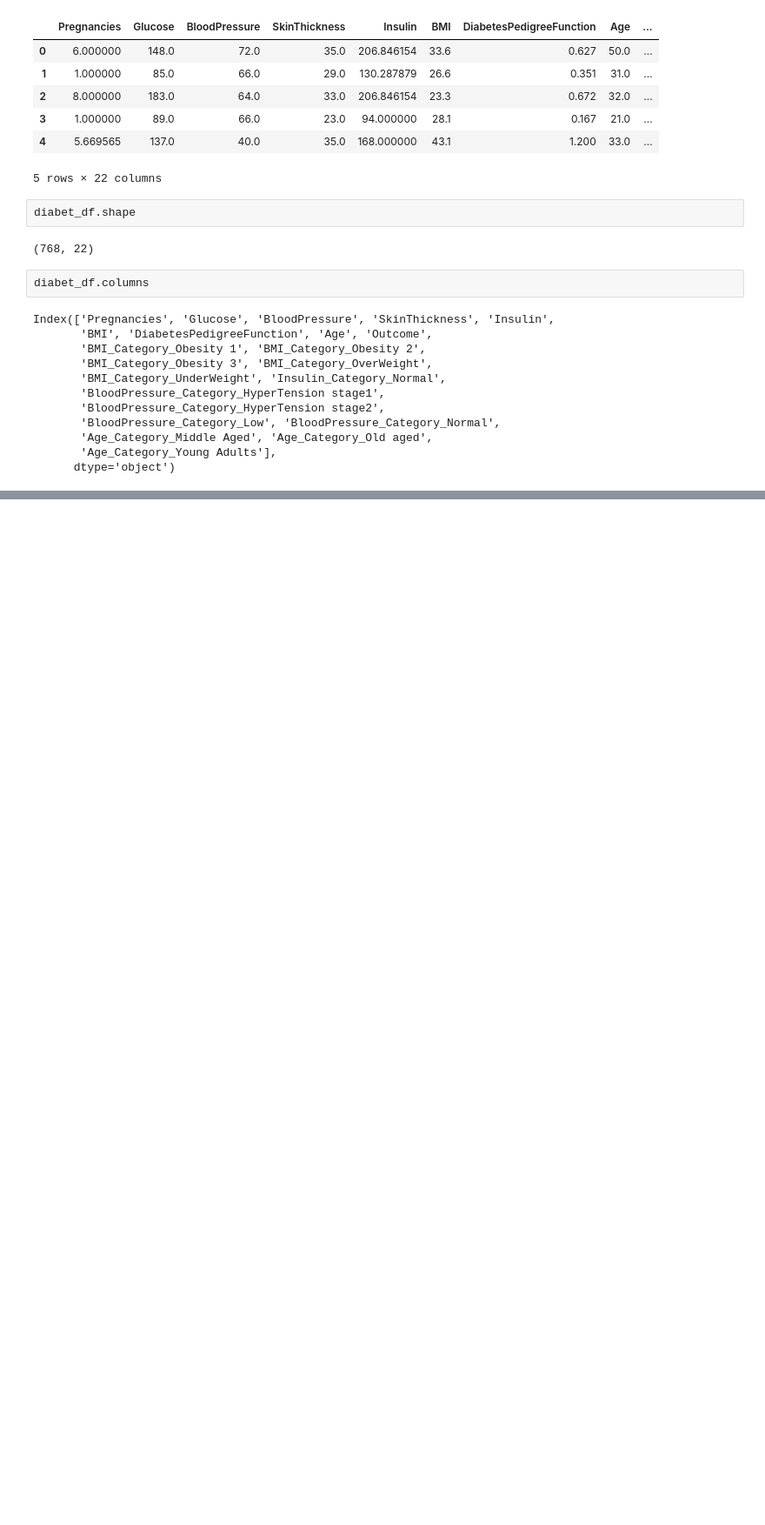
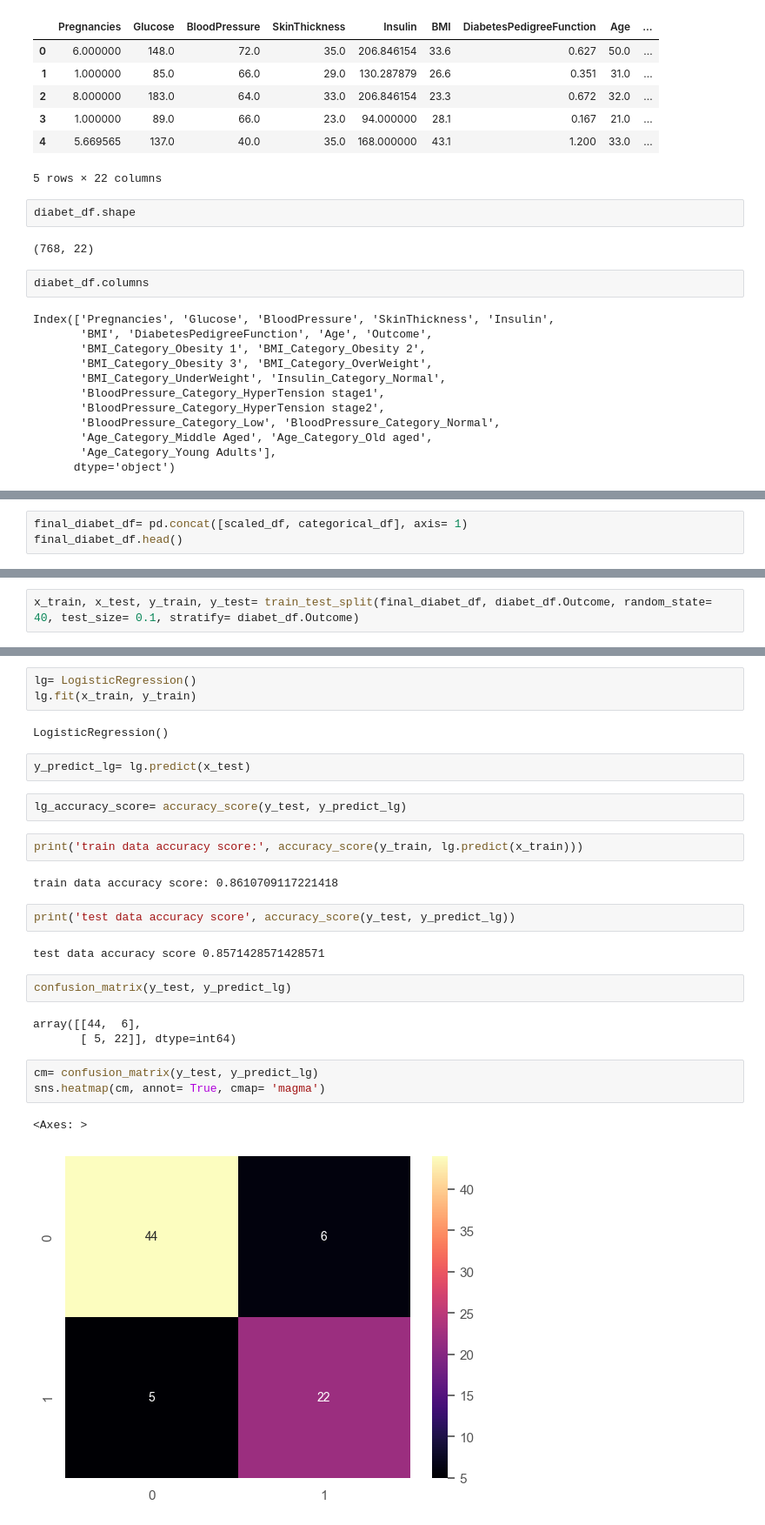
Before and after one commit to keerthi932/Data_Science_Projects, a Jupyter notebook: Diabetes/advanced_method.ipynb, the cells around one changed output, grey strips where cells are left out. Shown at 87% size. Saved outputs shown, nothing was run; the diff lists cells and outputs as text; blank space fills up the shorter version.

```diff
--- a/Diabetes/advanced_method.ipynb
+++ b/Diabetes/advanced_method.ipynb
@@ -589,0 +612,3 @@ Index(['Pregnancies', 'Glucose', 'BloodPressure', 'SkinThickness', 'Insulin',
+# %%
+final_diabet_df= pd.concat([scaled_df, categorical_df], axis= 1)
+final_diabet_df.head()
@@ -589,0 +625,2 @@ Index(['Pregnancies', 'Glucose', 'BloodPressure', 'SkinThickness', 'Insulin',
+# %%
+x_train, x_test, y_train, y_test= train_test_split(final_diabet_df, diabet_df.Outcome, random_state= 40, test_size= 0.1, stratify= diabet_df.Outcome)
@@ -589,0 +641,28 @@ Index(['Pregnancies', 'Glucose', 'BloodPressure', 'SkinThickness', 'Insulin',
+# %%
+lg= LogisticRegression()
+lg.fit(x_train, y_train)
+# %% [output]
+LogisticRegression()
+# %%
+y_predict_lg= lg.predict(x_test)
+# %%
+lg_accuracy_score= accuracy_score(y_test, y_predict_lg)
+# %%
+print('train data accuracy score:', accuracy_score(y_train, lg.predict(x_train)))
+# %% [output]
+train data accuracy score: 0.8610709117221418
+# %%
+print('test data accuracy score', accuracy_score(y_test, y_predict_lg))
+# %% [output]
+test data accuracy score 0.8571428571428571
+# %%
+confusion_matrix(y_test, y_predict_lg)
+# %% [output]
+array([[44,  6],
+       [ 5, 22]], dtype=int64)
+# %%
+cm= confusion_matrix(y_test, y_predict_lg)
+sns.heatmap(cm, annot= True, cmap= 'magma')
+# %% [output]
+<Axes: >
+[figure, added]
```
Also changed, not shown: parts of 60 cells of this notebook, 1 other file.
